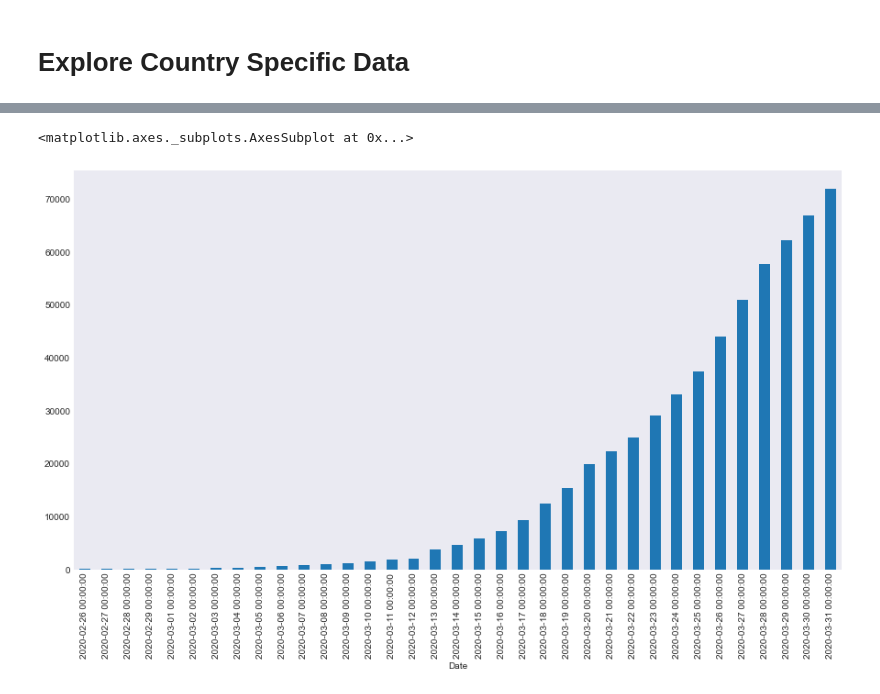
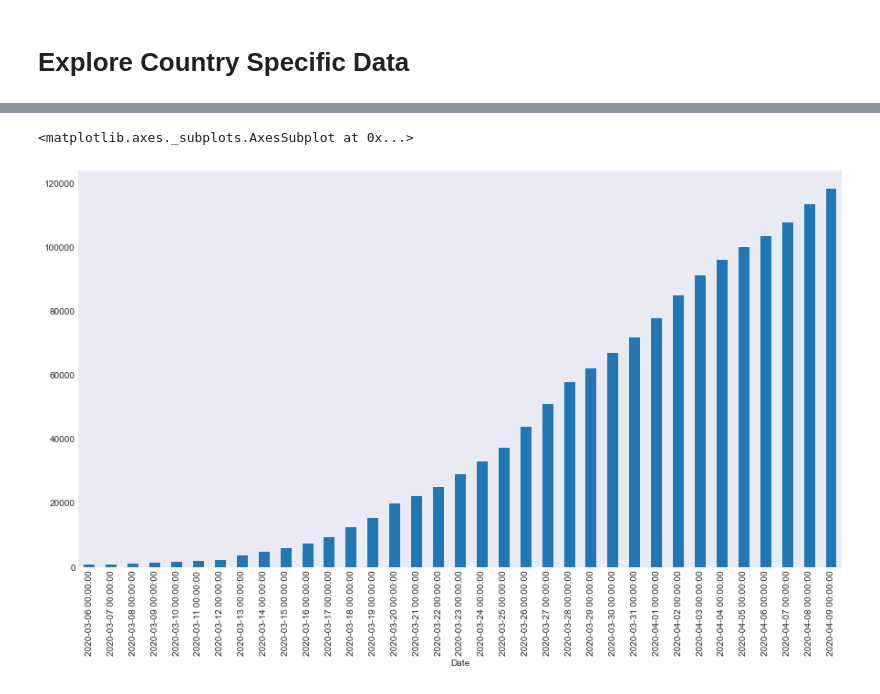
Before and after one commit to JakobRohrhirsch/COVID-19-JHU-CSSE-Analysis, a Jupyter notebook: COVID-19 Analysis.ipynb, the cells around one changed output, grey strips where cells are left out. Drawn from its saved outputs; the diff is of its cells as text; code cells hidden in the pictures.

```diff
--- a/COVID-19 Analysis.ipynb
+++ b/COVID-19 Analysis.ipynb
@@ -161,5 +161,5 @@ south_korea.tail()
 # %%
-germany['Total Confirmed Cases'].iloc[-35:].plot.bar()
+germany['Total Confirmed Cases'].loc['03-06-2020':].plot.bar()
 # %% [output]
 <matplotlib.axes._subplots.AxesSubplot at 0x...>
-[figure, old version]
+[figure, new version]
```
Also changed, not shown: parts of 21 cells of this notebook.
